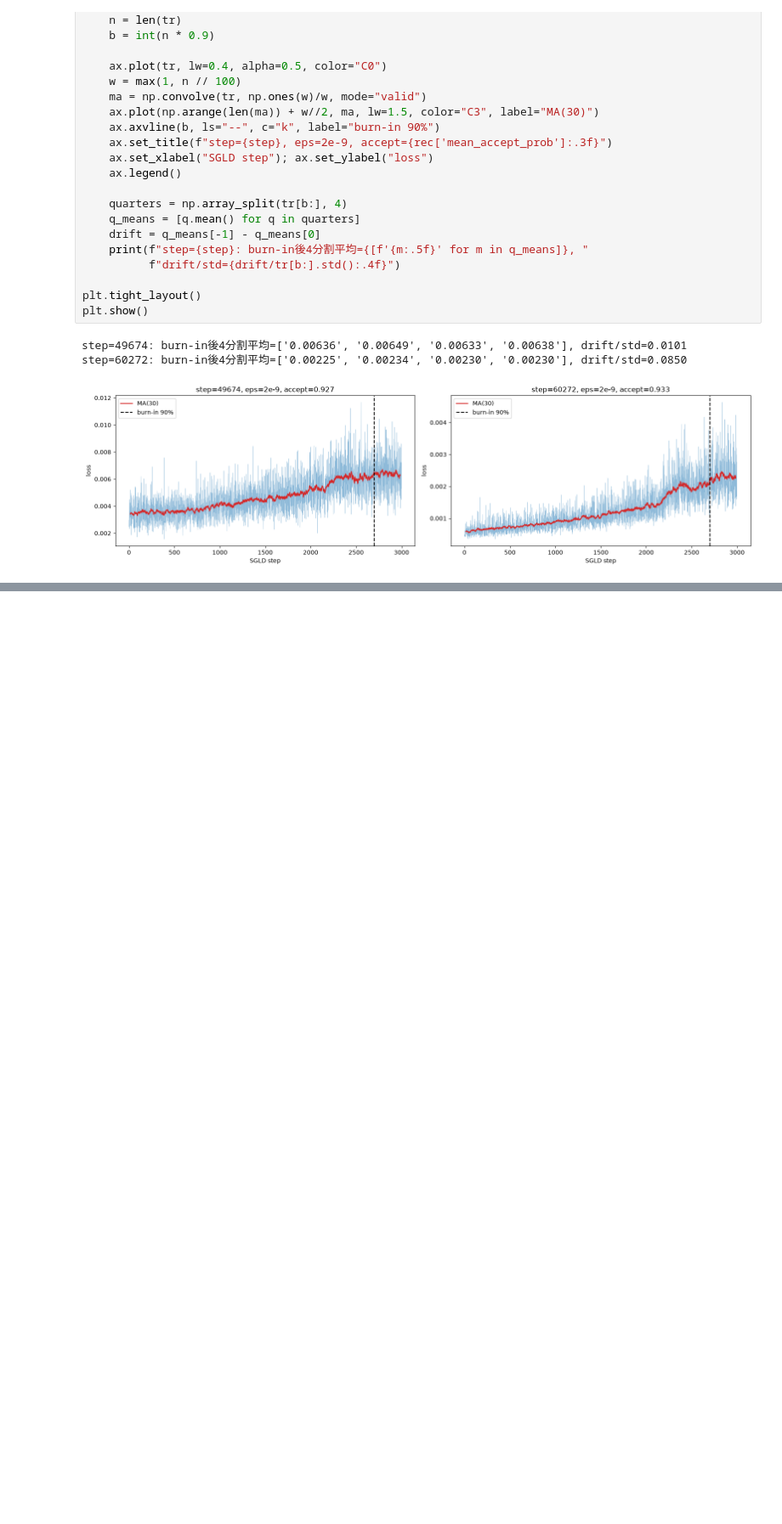
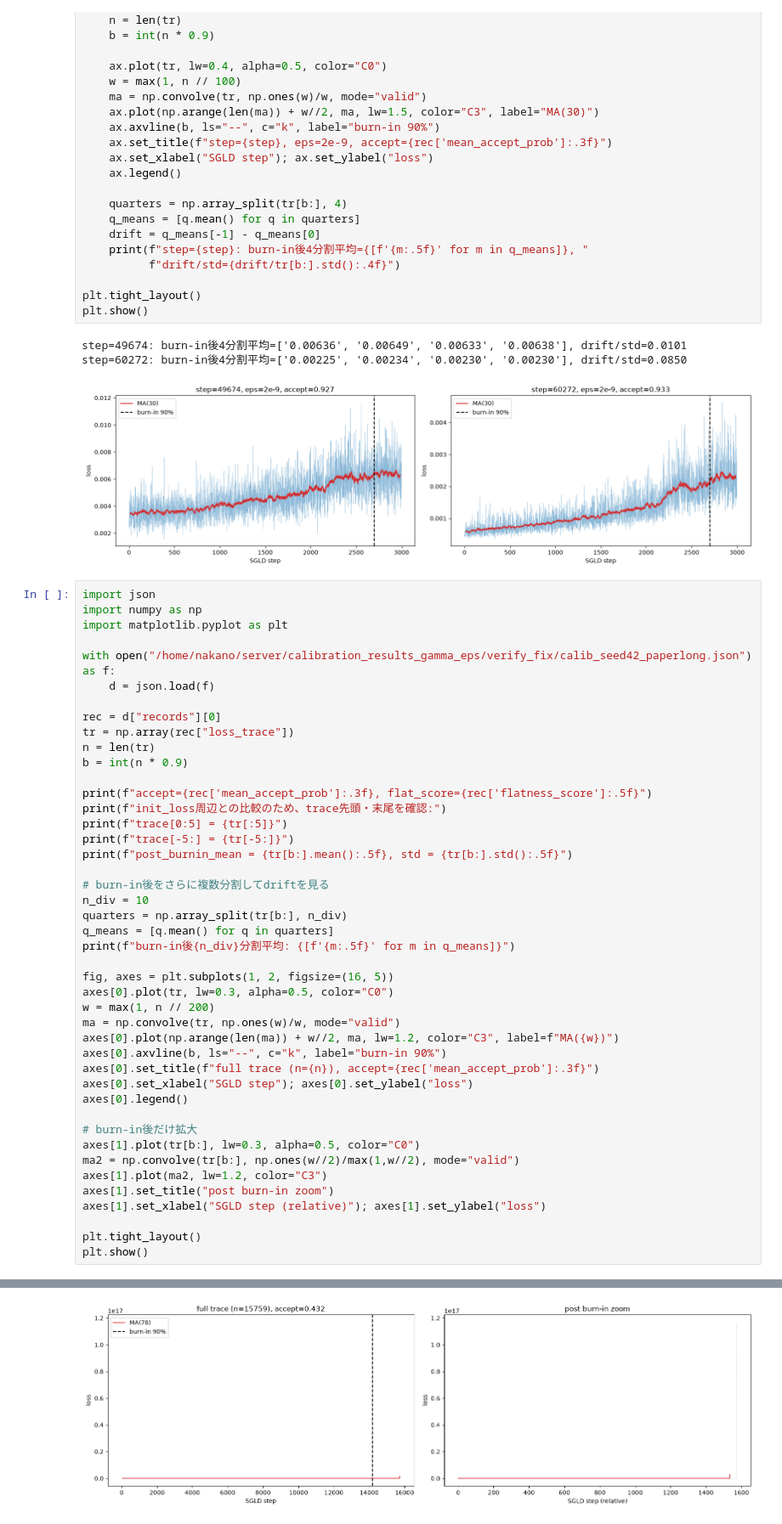
Before and after one commit to shiryu-nakano/dsb-llc-reproduction, a Jupyter notebook: plots2.ipynb, the cells around one changed output, grey strips where cells are left out. Shown at 85% size. Drawn from its saved outputs; the diff is of its cells as text; blank space fills up the shorter version.

Commit message:
plot

```diff
--- a/plots2.ipynb
+++ b/plots2.ipynb
@@ -1056,3 +1054,48 @@ plt.show()
 step=49674: burn-in後4分割平均=['0.00636', '0.00649', '0.00633', '0.00638'], drift/std=0.0101
 step=60272: burn-in後4分割平均=['0.00225', '0.00234', '0.00230', '0.00230'], drift/std=0.0850
 [figure]
+# %%
+import json
+import numpy as np
+import matplotlib.pyplot as plt
+
+with open("/home/nakano/server/calibration_results_gamma_eps/verify_fix/calib_seed42_paperlong.json") as f:
+    d = json.load(f)
+
+rec = d["records"][0]
+tr = np.array(rec["loss_trace"])
+n = len(tr)
+b = int(n * 0.9)
+
+print(f"accept={rec['mean_accept_prob']:.3f}, flat_score={rec['flatness_score']:.5f}")
+print(f"init_loss周辺との比較のため、trace先頭・末尾を確認:")
+print(f"trace[0:5] = {tr[:5]}")
+print(f"trace[-5:] = {tr[-5:]}")
+print(f"post_burnin_mean = {tr[b:].mean():.5f}, std = {tr[b:].std():.5f}")
+
+# burn-in後をさらに複数分割してdriftを見る
+n_div = 10
+quarters = np.array_split(tr[b:], n_div)
+q_means = [q.mean() for q in quarters]
+print(f"burn-in後{n_div}分割平均: {[f'{m:.5f}' for m in q_means]}")
+
+fig, axes = plt.subplots(1, 2, figsize=(16, 5))
+axes[0].plot(tr, lw=0.3, alpha=0.5, color="C0")
+w = max(1, n // 200)
+ma = np.convolve(tr, np.ones(w)/w, mode="valid")
+axes[0].plot(np.arange(len(ma)) + w//2, ma, lw=1.2, color="C3", label=f"MA({w})")
+axes[0].axvline(b, ls="--", c="k", label="burn-in 90%")
+axes[0].set_title(f"full trace (n={n}), accept={rec['mean_accept_prob']:.3f}")
+axes[0].set_xlabel("SGLD step"); axes[0].set_ylabel("loss")
+axes[0].legend()
+
+# burn-in後だけ拡大
+axes[1].plot(tr[b:], lw=0.3, alpha=0.5, color="C0")
+ma2 = np.convolve(tr[b:], np.ones(w//2)/max(1,w//2), mode="valid")
+axes[1].plot(ma2, lw=1.2, color="C3")
+axes[1].set_title("post burn-in zoom")
+axes[1].set_xlabel("SGLD step (relative)"); axes[1].set_ylabel("loss")
+
+plt.tight_layout()
+plt.show()
+# %% [output]
@@ -1058,0 +1109 @@ step=60272: burn-in後4分割平均=['0.00225', '0.00234', '0.00230', '0.00230']
+[figure, added]
```
Also changed, not shown: parts of 4 cells of this notebook, 4 other files.
